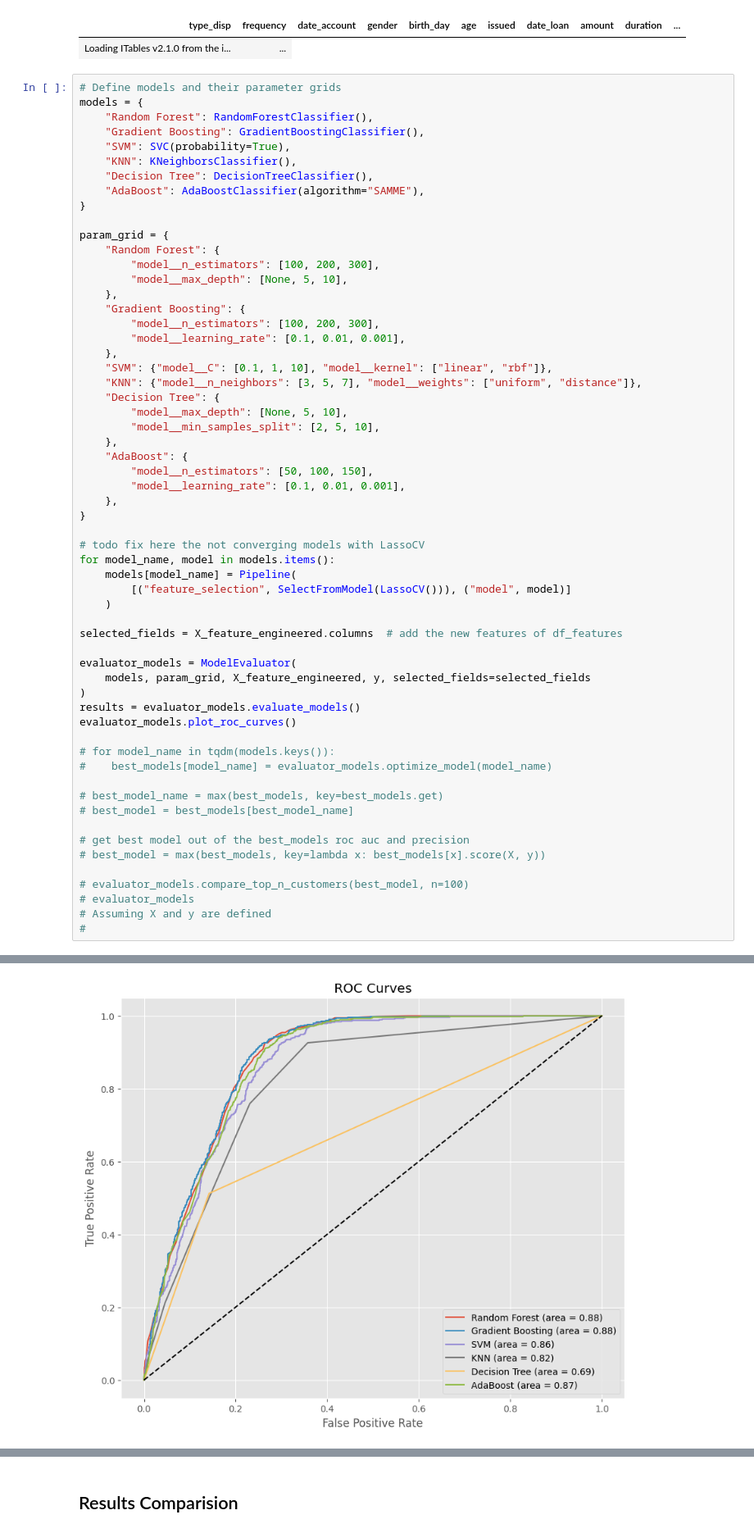
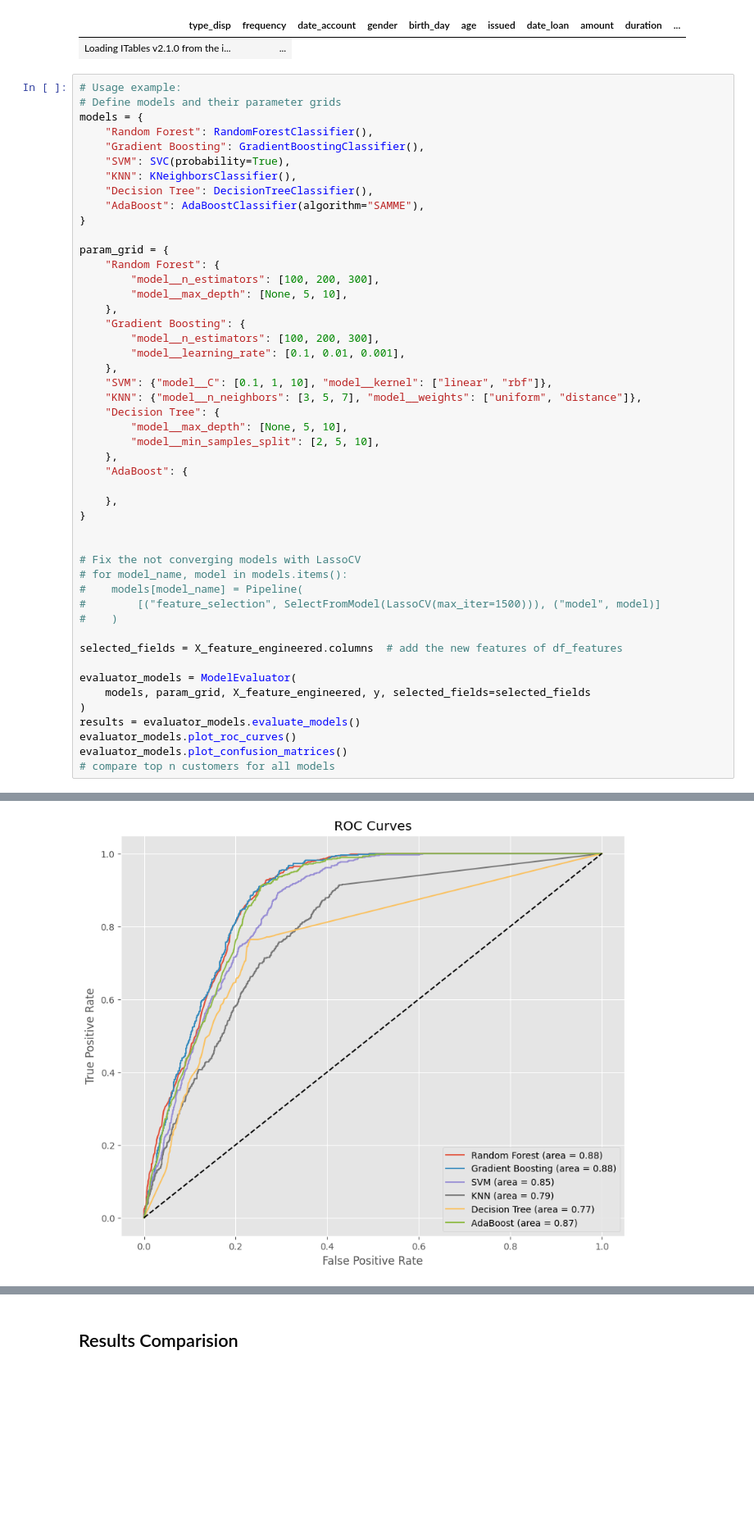
Before and after one commit to etiiiR/fhnw_aml, a Jupyter notebook: AML_MC.ipynb, the cells around one changed output, grey strips where cells are left out. Shown at 82% size. Cells and saved outputs as stored; diff of their text form; blank space fills up the shorter version.

```diff
--- a/AML_MC.ipynb
+++ b/AML_MC.ipynb
@@ -1958,6 +1998,7 @@ Index([], dtype='int64')
 | type_disp | frequency | date_account | gender | birth_day | age | issued | date_loan | amount | duration | ... |
 | Loading ITables v2.1.0 from the i... | ... |
 # %%
+# Usage example:
 # Define models and their parameter grids
 models = {
     "Random Forest": RandomForestClassifier(),
@@ -1984,16 +2025,16 @@ param_grid = {
         "model__min_samples_split": [2, 5, 10],
     },
     "AdaBoost": {
-        "model__n_estimators": [50, 100, 150],
-        "model__learning_rate": [0.1, 0.01, 0.001],
+
     },
 }
 
-# todo fix here the not converging models with LassoCV
-for model_name, model in models.items():
-    models[model_name] = Pipeline(
-        [("feature_selection", SelectFromModel(LassoCV())), ("model", model)]
-    )
+
+# Fix the not converging models with LassoCV
+# for model_name, model in models.items():
+#    models[model_name] = Pipeline(
+#        [("feature_selection", SelectFromModel(LassoCV(max_iter=1500))), ("model", model)]
+#    )
 
 selected_fields = X_feature_engineered.columns  # add the new features of df_features
 
@@ -2002,18 +2043,6 @@ evaluator_models = ModelEvaluator(
 )
 results = evaluator_models.evaluate_models()
 evaluator_models.plot_roc_curves()
-
-# for model_name in tqdm(models.keys()):
-#    best_models[model_name] = evaluator_models.optimize_model(model_name)
-
-# best_model_name = max(best_models, key=best_models.get)
-# best_model = best_models[best_model_name]
-
-# get best model out of the best_models roc auc and precision
-# best_model = max(best_models, key=lambda x: best_models[x].score(X, y))
-
-# evaluator_models.compare_top_n_customers(best_model, n=100)
-# evaluator_models
-# Assuming X and y are defined
-#
+evaluator_models.plot_confusion_matrices()
+# compare top n customers for all models
 # %% [output]
@@ -2062 +2066 @@ AdaBoost: MCC = 0.39
-[figure, old version]
+[figure, new version]
```
Also changed, not shown: parts of 19 cells of this notebook, 22 other files.
